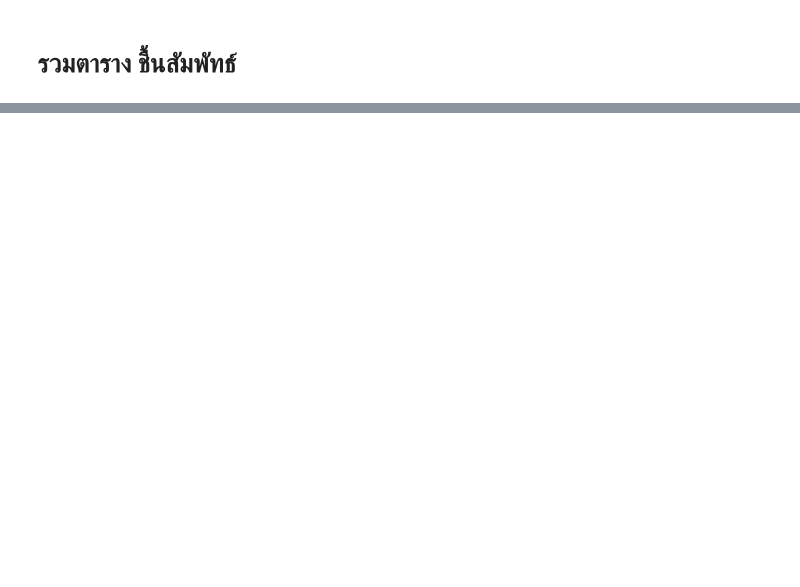
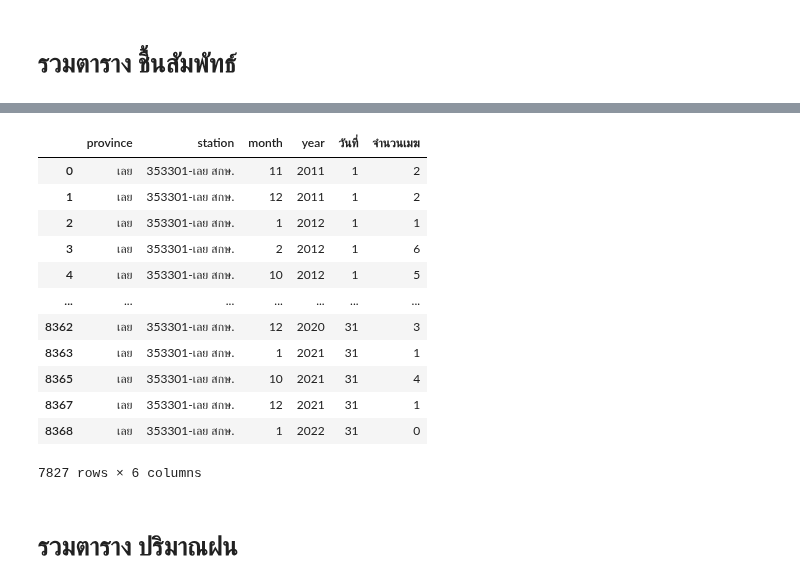
Before and after one commit to sucheerarighthere/bsc_dpdm22, a Jupyter notebook: QUIZ.ipynb, the cells around one changed output, grey strips where cells are left out. Cells and saved outputs as stored; diff of their text form; code cells hidden in the pictures; blank space fills up the shorter version.

```diff
--- a/QUIZ.ipynb
+++ b/QUIZ.ipynb
@@ -670,7 +670,7 @@ ws=ws[[ 'ที่',            1,            2,
                  28,           29,           30,           31,  'ค่าเฉลี่ย',
                     'month',       'year',    'station',   'province']]
 # %%
-ca=[[ 'ที่',            1,            2,
+ca=ca[[ 'ที่',            1,            2,
                   3,            4,            5,            6,            7,
                   8,            9,           10,           11,           12,
                  13,           14,           15,           16,           17,
@@ -902,0 +917,8 @@ rhe
+# %%
+ca=ca[['station',  'province','month', 'year',1,           2,           3,           4,
+                 5,           6,           7,           8,           9,
+                10,          11,          12,          13,          14,
+                15,          16,          17,          18,          19,
+                20,          21,          22,          23,          24,
+                25,          26,          27,          28,          29,
+                30,          31]]
@@ -1197,0 +1237,28 @@ Afinal
+# %%
+all_province = ca
+all_province
+D = pd.melt(all_province,
+        id_vars=['province','station','month','year'],
+                 var_name='ที่', value_name='จำนวนเมฆ')
+D['ที่'] = D['ที่'].astype(int)
+Dfinal= D[D['จำนวนเมฆ']!="-"]
+Dfinal.sort_values(by=['province','year','month','ที่']).head(5)
+Dfinal=Dfinal.rename(columns={'ที่':'วันที่'})
+# %%
+Dfinal
+# %% [output]
+|  | province | station | month | year | วันที่ | จำนวนเมฆ |
+| 0 | เลย | 353301-เลย สกษ. | 11 | 2011 | 1 | 2 |
+| 1 | เลย | 353301-เลย สกษ. | 12 | 2011 | 1 | 2 |
+| 2 | เลย | 353301-เลย สกษ. | 1 | 2012 | 1 | 1 |
+| 3 | เลย | 353301-เลย สกษ. | 2 | 2012 | 1 | 6 |
+| 4 | เลย | 353301-เลย สกษ. | 10 | 2012 | 1 | 5 |
+| ... | ... | ... | ... | ... | ... | ... |
+| 8362 | เลย | 353301-เลย สกษ. | 12 | 2020 | 31 | 3 |
+| 8363 | เลย | 353301-เลย สกษ. | 1 | 2021 | 31 | 1 |
+| 8365 | เลย | 353301-เลย สกษ. | 10 | 2021 | 31 | 4 |
+| 8367 | เลย | 353301-เลย สกษ. | 12 | 2021 | 31 | 1 |
+| 8368 | เลย | 353301-เลย สกษ. | 1 | 2022 | 31 | 0 |
+7827 rows × 6 columns
+# %% [markdown]
+# รวมตาราง ปริมาณฝน
```
Also changed, not shown: parts of 83 cells of this notebook.
